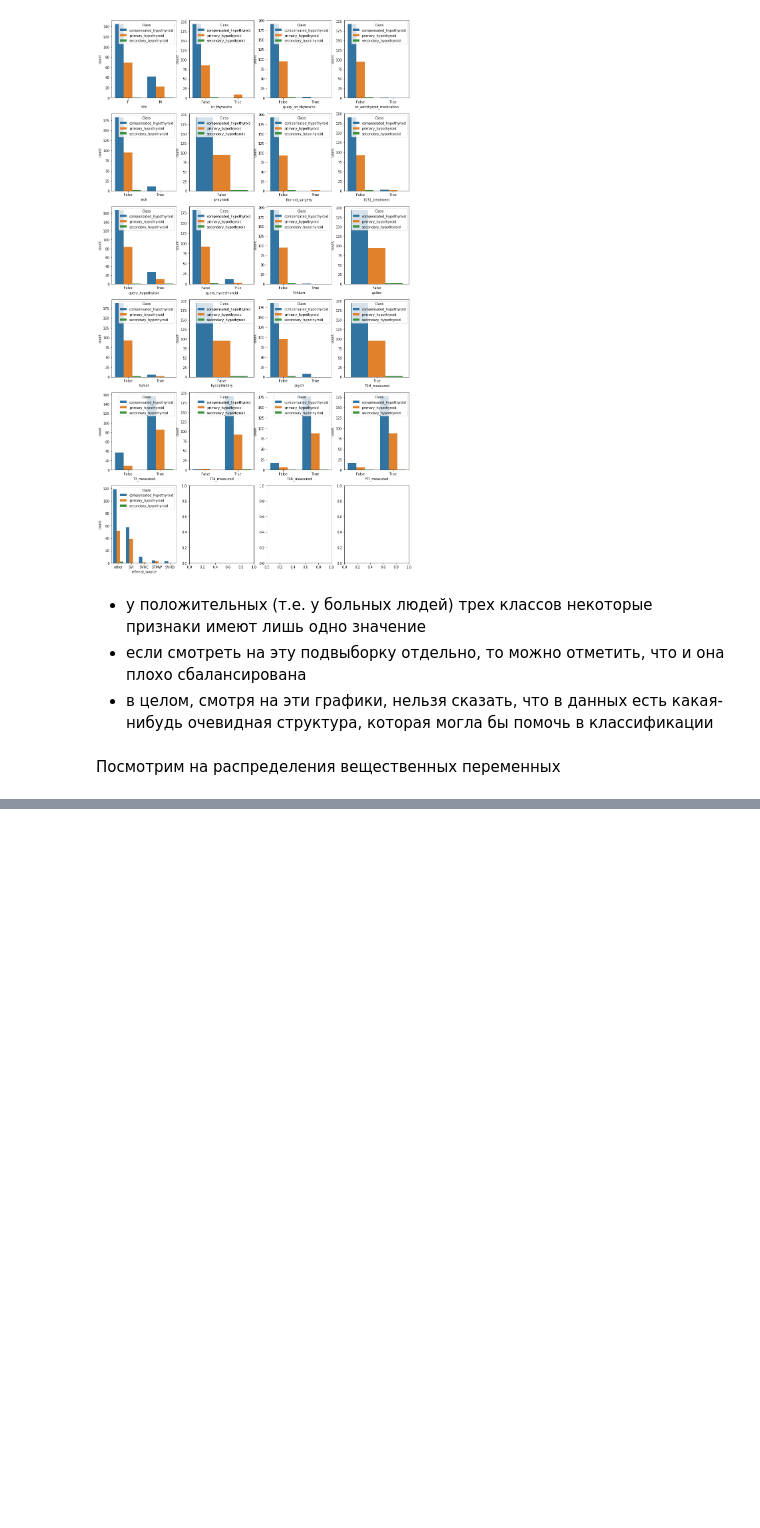
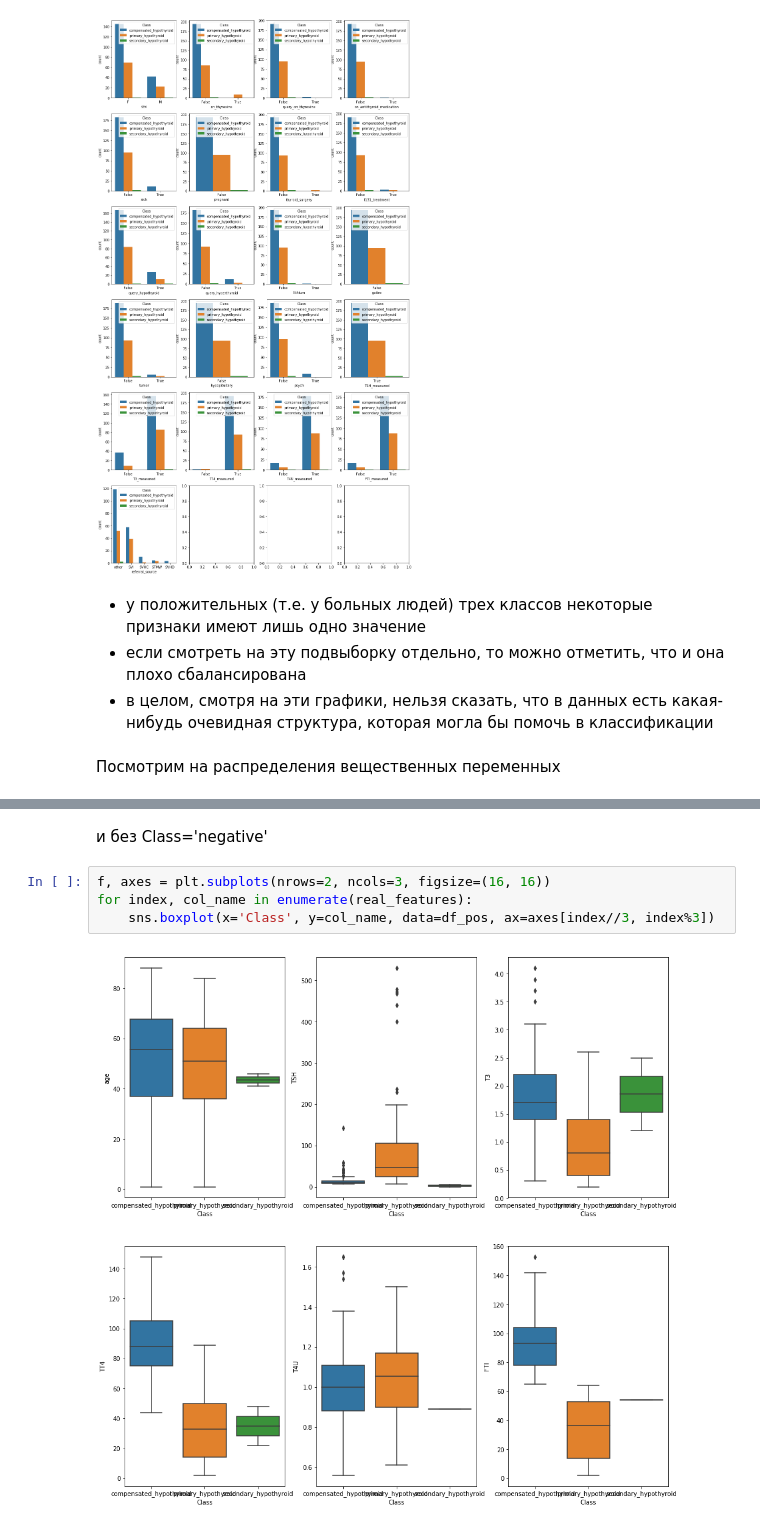
Before and after one commit to majestic905/yet-another-repo, a Jupyter notebook: 03_classification/03_classification.ipynb, the cells around one changed output, grey strips where cells are left out. Cells and saved outputs as stored; diff of their text form; blank space fills up the shorter version.

```diff
--- a/03_classification/03_classification.ipynb
+++ b/03_classification/03_classification.ipynb
@@ -212,0 +119,8 @@ from sklearn.pipeline import Pipeline
+# %% [markdown]
+и без Class='negative'
+# %%
+f, axes = plt.subplots(nrows=2, ncols=3, figsize=(16, 16))
+for index, col_name in enumerate(real_features):
+    sns.boxplot(x='Class', y=col_name, data=df_pos, ax=axes[index//3, index%3])
+# %% [output]
+[figure, added]
```
Also changed, not shown: parts of 59 cells of this notebook.
